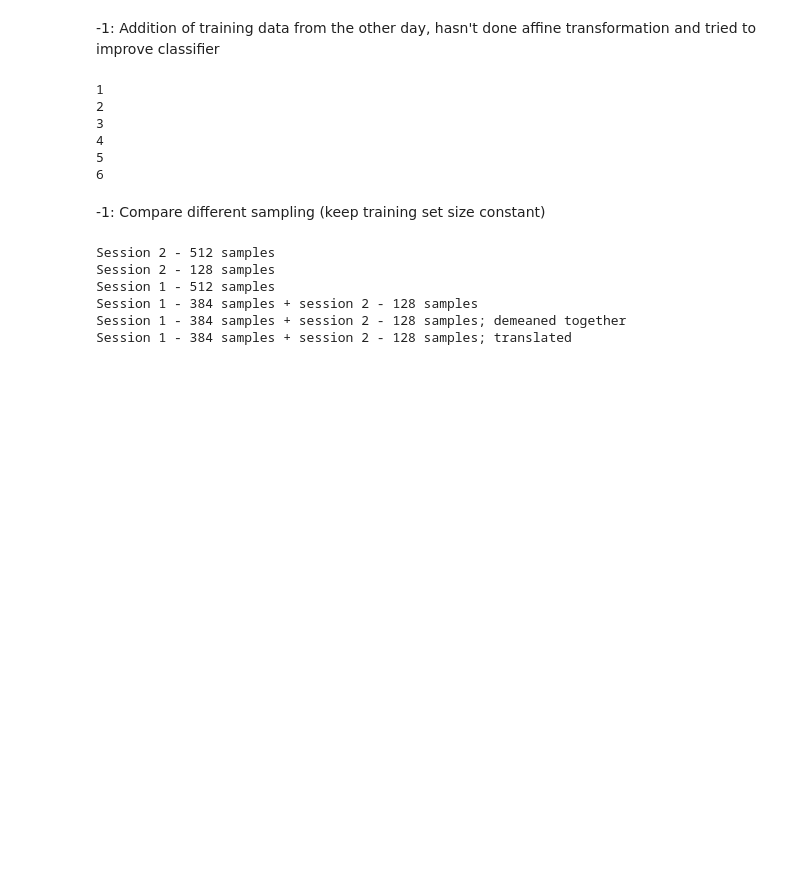
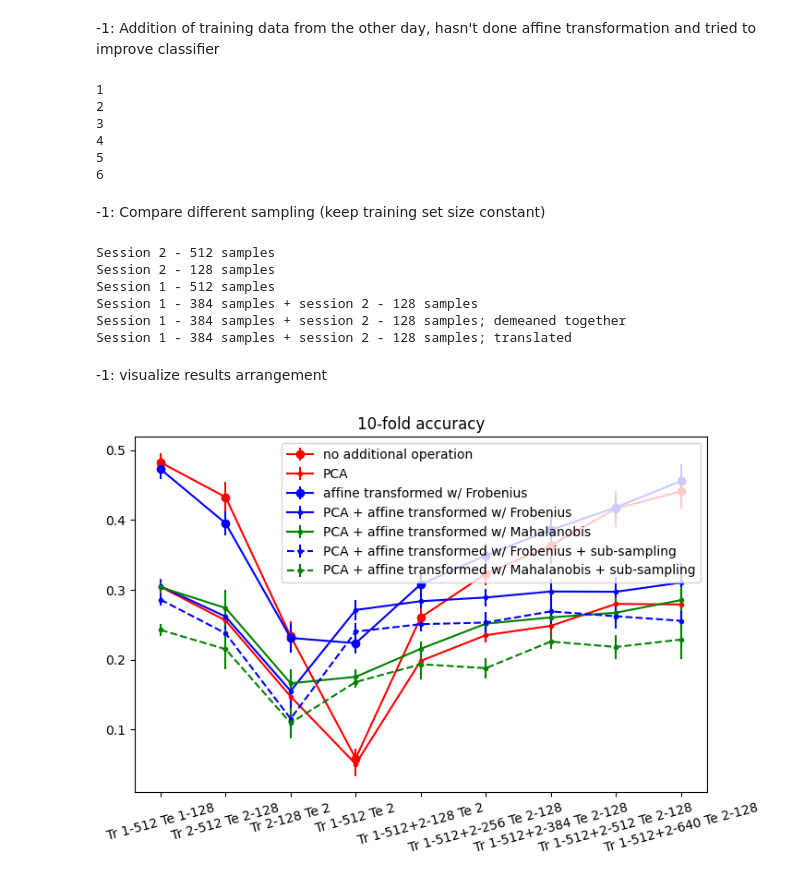
Before and after one commit to ctu-3u/speechBCI, a Jupyter notebook: Practice/0410_phone_classi.ipynb, the cells around one changed output. Drawn from its saved outputs; the diff is of its cells as text; code cells hidden in the pictures; blank space fills up the shorter version.

```diff
--- a/Practice/0410_phone_classi.ipynb
+++ b/Practice/0410_phone_classi.ipynb
@@ -850,3 +1036,48 @@ Session 1 - 512 samples
 Session 1 - 384 samples + session 2 - 128 samples
 Session 1 - 384 samples + session 2 - 128 samples; demeaned together
 Session 1 - 384 samples + session 2 - 128 samples; translated
+# %% [markdown]
+-1: visualize results arrangement
+# %%
+from cProfile import label
+from matplotlib import markers
+
+
+accuracies = np.zeros((7, 9))
+stds = np.zeros((7, 9))
+
+accuracies[0, :] = [0.48234375, 0.43265625, 0.23328125, 0.05859375, 0.26046875, 0.322890625, 0.363359375, 0.416171875, 0.4409375]
+stds[0,:] = [0.013532549, 0.022496202, 0.021381715, 0.013715333, 0.013382883, 0.015730309, 0.02574441, 0.025757683, 0.02412836]
+accuracies[1,:] = [0.304296875, 0.256015625, 0.147265625,0.050546875,0.19828125,0.235,0.248359375,0.279765625,0.278984375]
+stds[1,:] = [0.011803082,0.013049682,0.011077508,0.017272694,0.019782139,0.010392681,0.018591288,0.01655605,0.021083476]
+accuracies[2,:] = [0.47265625,0.39515625,0.23109375,0.22359375,0.307890625,0.349140625,0.385859375,0.41796875,0.455703125]
+stds[2,:] = [0.014544685,0.017317689,0.020368912,0.014933119,0.014721744,0.017463865,0.019848824,0.014781944,0.023778894]
+accuracies[3,:] = [0.304921875,0.261640625,0.15515625,0.27109375,0.283671875,0.288984375,0.297578125,0.2971875,0.310234375]
+stds[3,:] = [0.009581387,0.019404117,0.022831221,0.014649219,0.010361213,0.012200764,0.018770984,0.020905409,0.027835862]
+accuracies[4,:] = [0.30375,0.27390625,0.166171875,0.175390625,0.215546875,0.25140625,0.26046875,0.2671875,0.285234375]
+stds[4,:] = [0.007409941,0.025672593,0.019550147,0.011306553,0.010714524,0.012207516,0.015337989,0.021886158,0.019061379]
+accuracies[5,:] = [0.2859375,0.23765625,0.11546875,0.24015625,0.25078125,0.253125,0.2690625,0.2621875,0.255625]
+stds[5,:] = [0.008838835,0.009997558,0.018966201,0.012279302,0.010399726,0.015011389,0.026565257,0.017667999,0.014510233]
+accuracies[6,:] = [0.2425,0.215,0.109375,0.16796875,0.1934375,0.1878125,0.2259375,0.218125,0.22875]
+stds[6,:] = [0.008247277,0.028770373,0.021571556,0.008103939,0.021398835,0.014537129,0.010286425,0.01752788,0.028178768]
+
+x = range(9)
+mrk = ['o', '.', 'o', '.', '.', '.', '.']
+ls = ['-', '-', '-', '-', '-', '--', '--']
+cl = ['r', 'r', 'b', 'b', 'g', 'b', 'g']
+lb = ['no additional operation', 'PCA', 'affine transformed w/ Frobenius', 'PCA + affine transformed w/ Frobenius',\
+      'PCA + affine transformed w/ Mahalanobis', 'PCA + affine transformed w/ Frobenius + sub-sampling',\
+        'PCA + affine transformed w/ Mahalanobis + sub-sampling']
+
+groups = ['Tr 1-512 Te 1-128', 'Tr 2-512 Te 2-128', 'Tr 2-128 Te 2', 'Tr 1-512 Te 2', 'Tr 1-512+2-128 Te 2',\
+          'Tr 1-512+2-256 Te 2-128', 'Tr 1-512+2-384 Te 2-128', 'Tr 1-512+2-512 Te 2-128', 'Tr 1-512+2-640 Te 2-128']
+
+plt.figure(figsize=(8,5))
+for i in range(7):
+    plt.errorbar(x, accuracies[i,:], yerr=stds[i,:], marker=mrk[i], ls=ls[i], c=cl[i], label=lb[i])
+plt.xticks(x, groups, rotation=15)
+plt.title("10-fold accuracy")
+plt.legend()
+plt.show()
+# %% [output]
+[figure, added]
```
Also changed, not shown: parts of 18 cells of this notebook, 6 other files.
